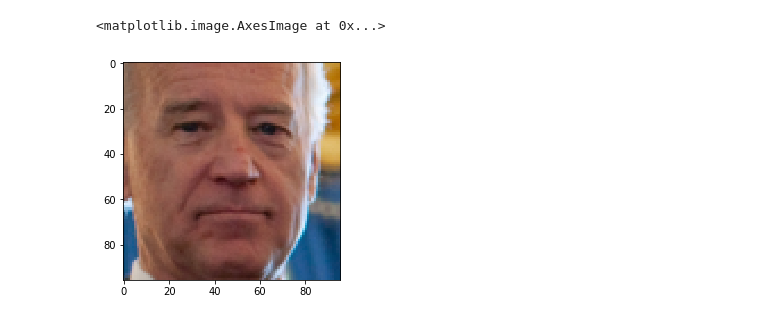
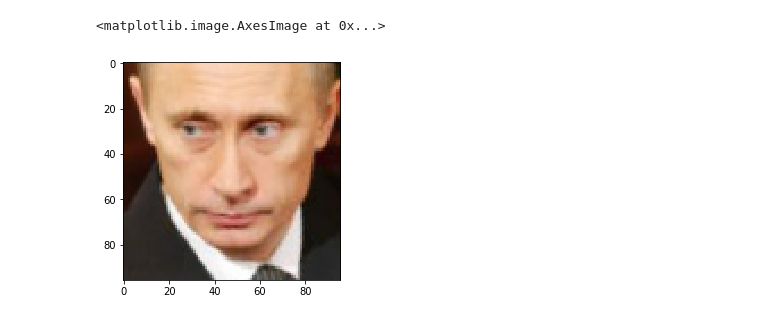
Before and after one commit to otzhora/face_recognition_models_comparation, a Jupyter notebook: FaceNet/face_net_rec.ipynb, the cells around one changed output. Saved outputs shown, nothing was run; the diff lists cells and outputs as text; code cells hidden in the pictures.

```diff
--- a/FaceNet/face_net_rec.ipynb
+++ b/FaceNet/face_net_rec.ipynb
@@ -31,9 +32,9 @@ def load_img(path):
 def align_img(rgbImg, imgDim=96, pred_path='shape_predictor_5_face_landmarks.dat'):
     return Align(pred_path).align(rgbImg, imgDim)
 # %%
-img = load_img('Biben.jpg')
+img = load_img('../images/Vladimir_Putin/Vladimir_Putin_0004.jpg')
 align_faces = align_img(img)
 plt.imshow(align_faces[0])
 # %% [output]
 <matplotlib.image.AxesImage at 0x...>
-[figure, old version]
+[figure, new version]
```
Also changed, not shown: parts of 5 cells of this notebook.
